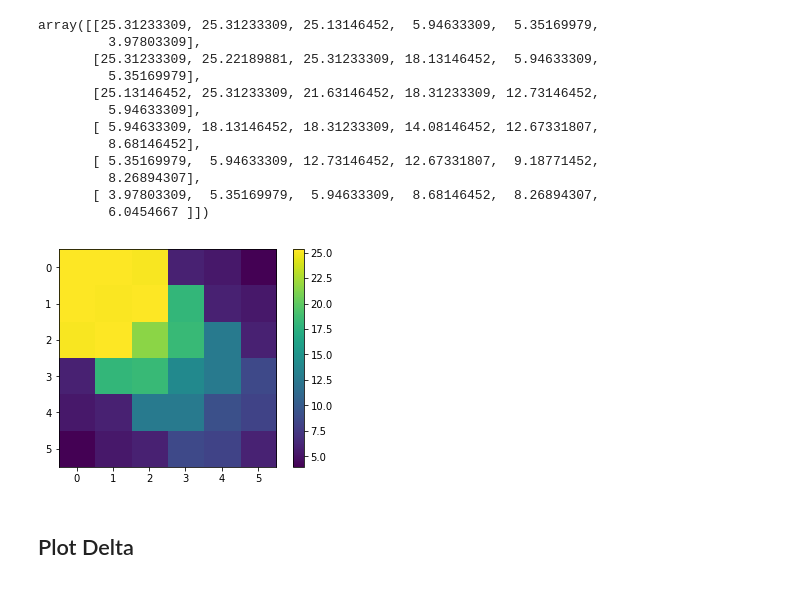
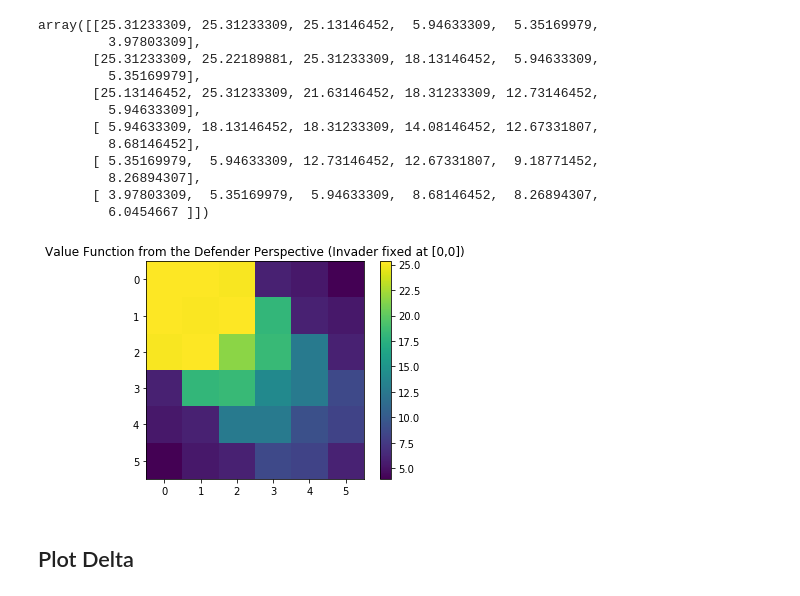
Before and after one commit to aarontan-git/multi_agent_learning, a Jupyter notebook: Notebooks/InvaderDefender.ipynb, the cells around one changed output. Cells and saved outputs as stored; diff of their text form; code cells hidden in the pictures.

```diff
--- a/Notebooks/InvaderDefender.ipynb
+++ b/Notebooks/InvaderDefender.ipynb
@@ -405,10 +406,11 @@ array([[25.31233309, 25.31233309, 25.13146452,  5.94633309,  5.35169979,
 # %%
 # if invader is fixed at top left corner, this heatmap shows the defender's rewards
 plt.imshow(defender_map, interpolation='nearest')
 plt.colorbar()
+plt.title('Value Function from the Defender Perspective (Invader fixed at [0,0])')
 plt.show()
 # %% [output]
-[figure, old version]
+[figure, new version]
 # %% [markdown]
 ## Plot Delta
 # %%
```
Also changed, not shown: parts of 1 cell of this notebook.
